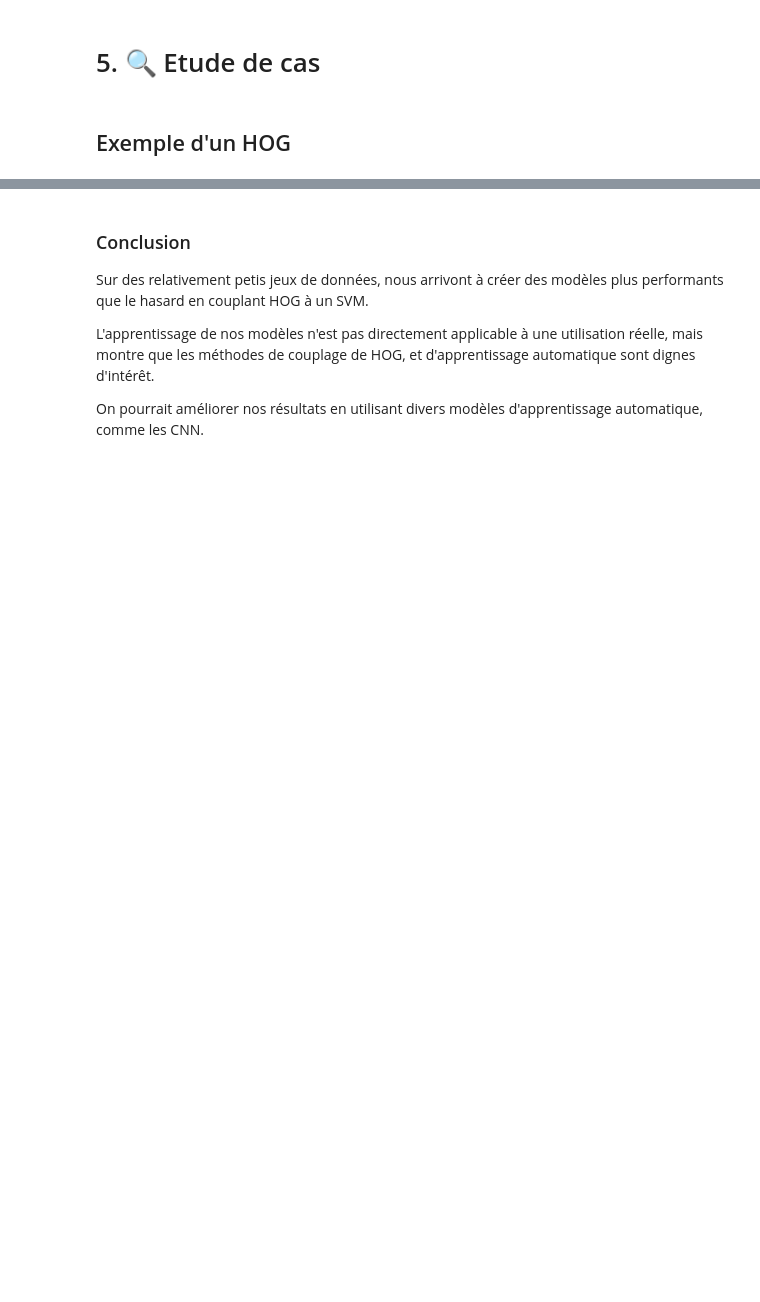
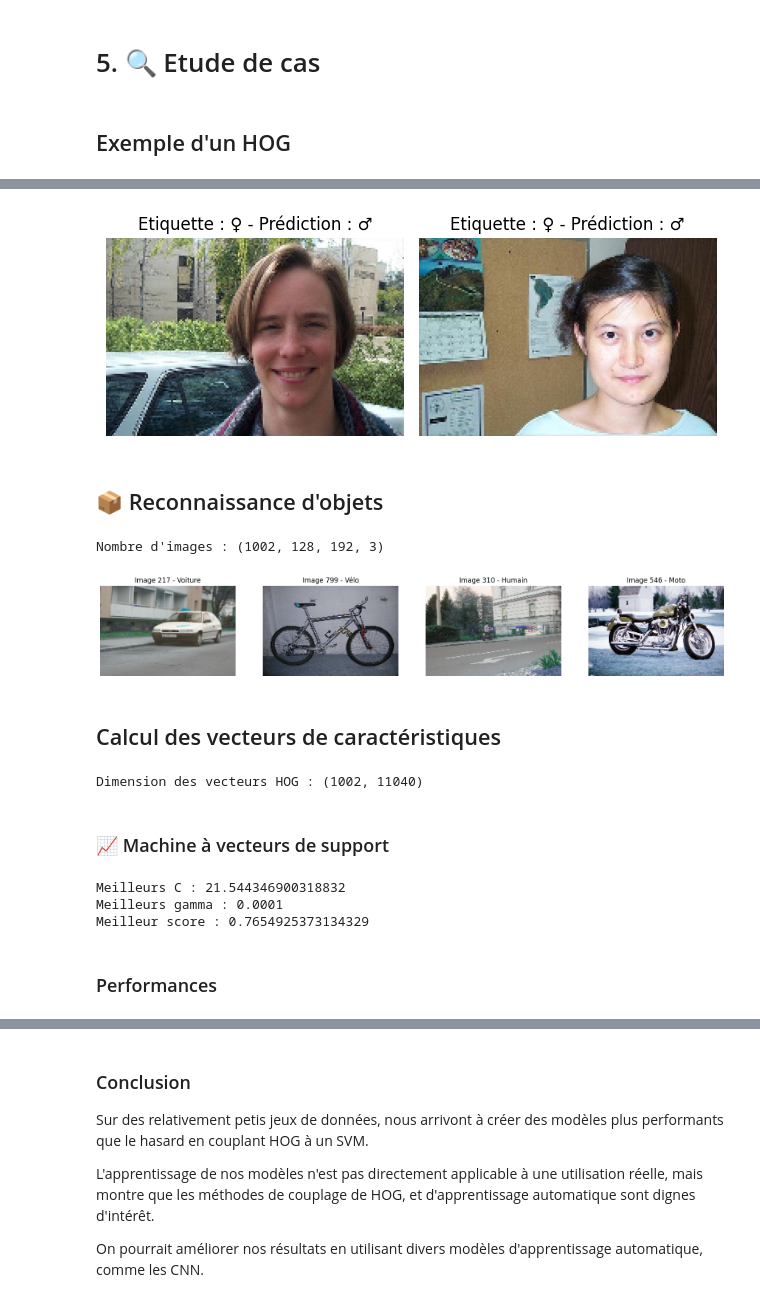
Before and after one commit to AlixANNERAUD/Histogram_of_oriented_gradients_presentation, a Jupyter notebook: Presentation.ipynb, the cells around one changed output, grey strips where cells are left out. Cells and saved outputs as stored; diff of their text form; code cells hidden in the pictures; blank space fills up the shorter version.

```diff
--- a/Presentation.ipynb
+++ b/Presentation.ipynb
@@ -878,0 +501,6 @@ L'erreur de test est de 22% pour une classification de 4 classes, correspond à
+# %%
+out()
+# %% [output]
+[figure, added]
+# %% [markdown]
+## 📦 Reconnaissance d'objets
@@ -878,0 +542,6 @@ L'erreur de test est de 22% pour une classification de 4 classes, correspond à
+# %%
+images_objets, labels_objets, label_encoder = charger_images_objets("./dataset")
+
+print(f"Nombre d'images : {images_objets.shape}")
+# %% [output]
+Nombre d'images : (1002, 128, 192, 3)
@@ -878,0 +565,38 @@ L'erreur de test est de 22% pour une classification de 4 classes, correspond à
+# %%
+out()
+# %% [output]
+[figure, added]
+# %% [markdown]
+## Calcul des vecteurs de caractéristiques
+# %%
+vecteurs_hog_objets = calculer_vecteurs_hog(images_objets)
+
+print(f"Dimension des vecteurs HOG : {vecteurs_hog_objets.shape}")
+# %% [output]
+Dimension des vecteurs HOG : (1002, 11040)
+# %% [markdown]
+### 📈 Machine à vecteurs de support
+# %%
+# On effectue une recherche des meilleurs hyperparamètres avec une validation croisée
+recherche = GridSearchCV(
+    SVC(kernel=rbf_kernel),  # SVM avec noyau RBF
+    hyperparamètres,  # Hyperparamètres à tester
+    refit=True,  # On ré-entraîne le modèle avec les meilleurs hyperparamètres trouvés
+    cv=5,  # 5 folds pour la validation croisée
+    n_jobs=-1,  # Utilisation de tous les coeurs disponibles
+    scoring="accuracy",  # Métrique de performance : taux de bonne classification
+)
+recherche.fit(vecteurs_hog_objets, labels_objets)
+
+print(f"Meilleurs C : {recherche.best_params_['C']}")
+print(f"Meilleurs gamma : {recherche.best_params_['gamma']}")
+print(f"Meilleur score : {recherche.best_score_}")
+
+# On récupère le meilleur classifieur
+meilleur_classifieur_objets = recherche.best_estimator_
+# %% [output]
+Meilleurs C : 21.544346900318832
+Meilleurs gamma : 0.0001
+Meilleur score : 0.7654925373134329
+# %% [markdown]
+### Performances
```
Also changed, not shown: parts of 84 cells of this notebook.
